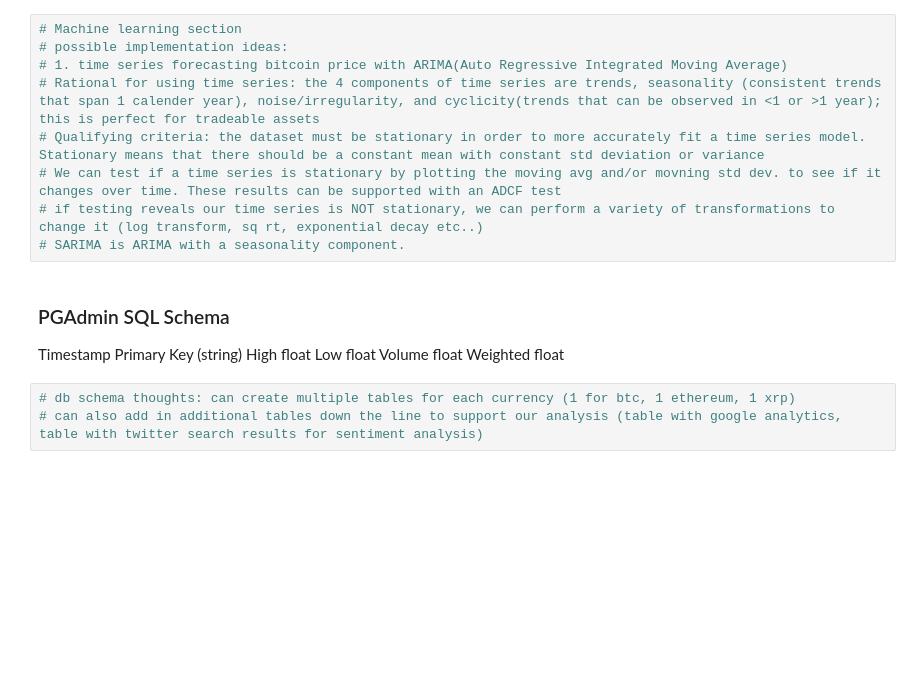
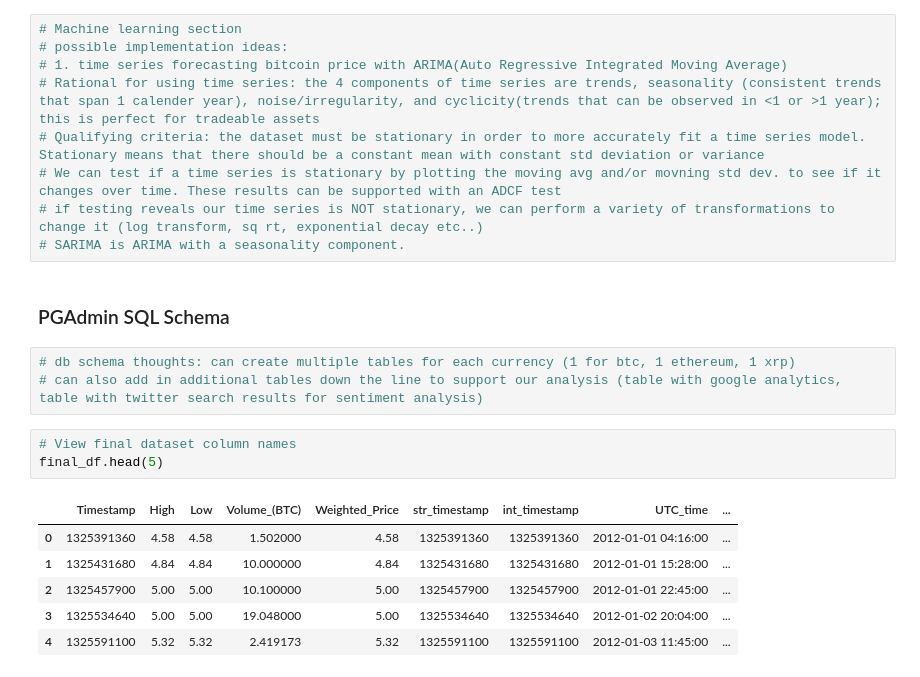
Before and after one commit to pat-tsai/crypto, a Jupyter notebook: segment1.ipynb, the cells around one changed output. Cells and saved outputs as stored; diff of their text form; blank space fills up the shorter version.

```diff
--- a/segment1.ipynb
+++ b/segment1.ipynb
@@ -142,14 +145,18 @@ sorted_prices_df
 # We can test if a time series is stationary by plotting the moving avg and/or movning std dev. to see if it changes over time. These results can be supported with an ADCF test
 # if testing reveals our time series is NOT stationary, we can perform a variety of transformations to change it (log transform, sq rt, exponential decay etc..)
 # SARIMA is ARIMA with a seasonality component.
-# %% [markdown]
-### PGAdmin SQL Schema
-
-Timestamp Primary Key (string)
-High float
-Low float
-Volume float
-Weighted float
+# %% [markdown]
+### PGAdmin SQL Schema
 # %%
 # db schema thoughts: can create multiple tables for each currency (1 for btc, 1 ethereum, 1 xrp)
 # can also add in additional tables down the line to support our analysis (table with google analytics, table with twitter search results for sentiment analysis)
+# %%
+# View final dataset column names
+final_df.head(5)
+# %% [output]
+|  | Timestamp | High | Low | Volume_(BTC) | Weighted_Price | str_timestamp | int_timestamp | UTC_time | ... |
+| 0 | 1325391360 | 4.58 | 4.58 | 1.502000 | 4.58 | 1325391360 | 1325391360 | 2012-01-01 04:16:00 | ... |
+| 1 | 1325431680 | 4.84 | 4.84 | 10.000000 | 4.84 | 1325431680 | 1325431680 | 2012-01-01 15:28:00 | ... |
+| 2 | 1325457900 | 5.00 | 5.00 | 10.100000 | 5.00 | 1325457900 | 1325457900 | 2012-01-01 22:45:00 | ... |
+| 3 | 1325534640 | 5.00 | 5.00 | 19.048000 | 5.00 | 1325534640 | 1325534640 | 2012-01-02 20:04:00 | ... |
+| 4 | 1325591100 | 5.32 | 5.32 | 2.419173 | 5.32 | 1325591100 | 1325591100 | 2012-01-03 11:45:00 | ... |
```
Also changed, not shown: parts of 6 cells of this notebook, 1 other file.
